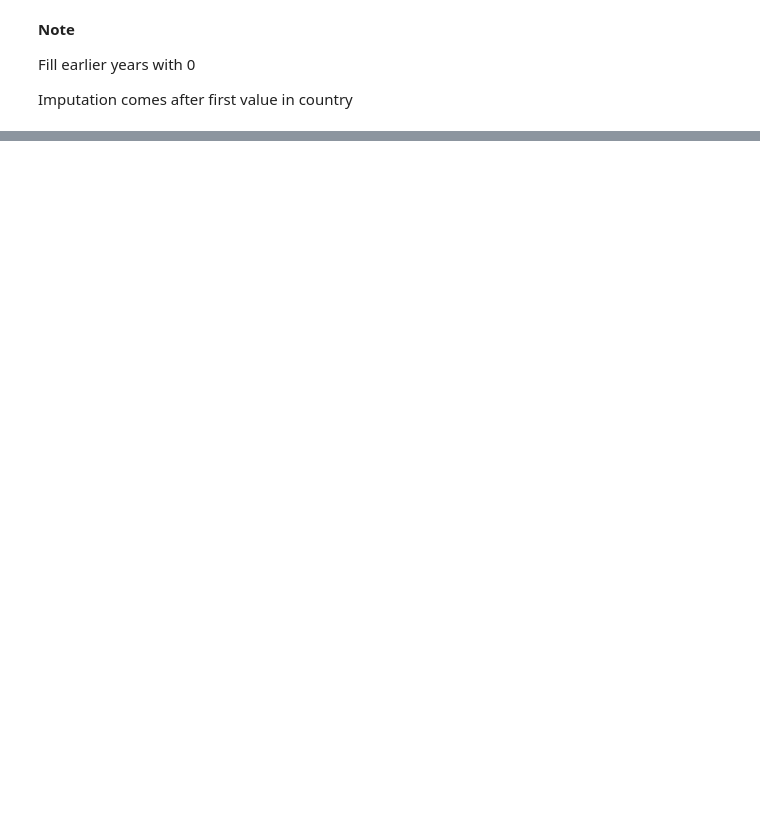
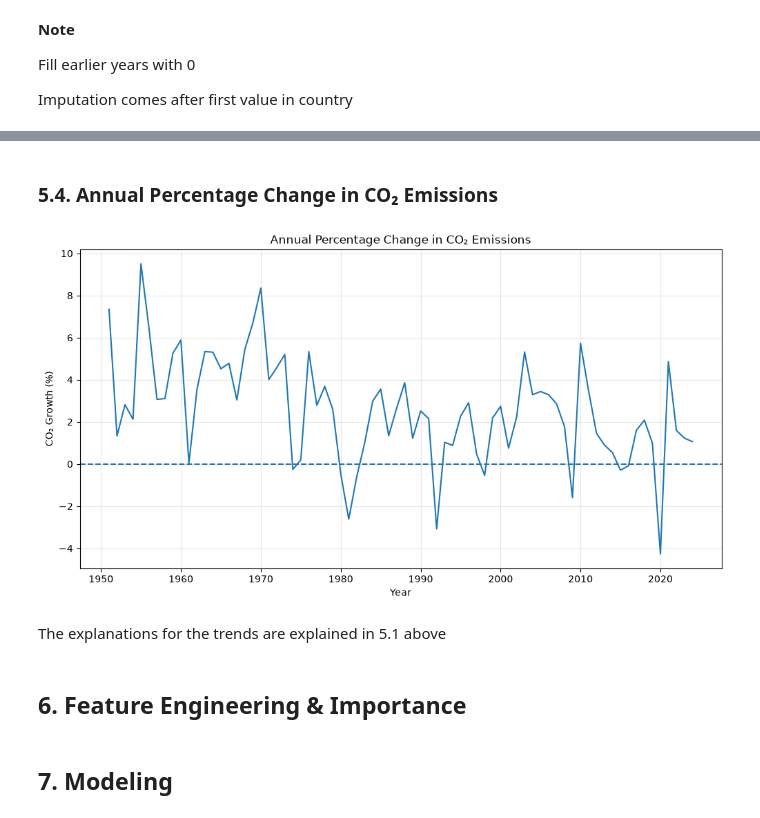
Before and after one commit to chepchiengemmans/Data_nerds_emissions_project, a Jupyter notebook: forecast_cleaning.ipynb, the cells around one changed output, grey strips where cells are left out. Saved outputs shown, nothing was run; the diff lists cells and outputs as text; code cells hidden in the pictures; blank space fills up the shorter version.

```diff
--- a/forecast_cleaning.ipynb
+++ b/forecast_cleaning.ipynb
@@ -286,0 +545,31 @@ plt.show()
+# %% [markdown]
+### 5.4. Annual Percentage Change in CO₂ Emissions
+# %%
+# Plot annual CO₂ growth rate
+# calculate growth rate of co2 emissions over time for a time series analysis. The growth rate is calculated as the percentage change in co2 emissions from one year to the next.
+df_global['co2_growth_rate'] = df_global['co2'].pct_change() * 100
+
+plt.figure(figsize=(12, 6))
+
+sns.lineplot(
+    data=df_global,
+    x="year",
+    y="co2_growth_rate"
+)
+
+plt.axhline(0, linestyle="--")
+
+plt.title("Annual Percentage Change in CO₂ Emissions")
+plt.xlabel("Year")
+plt.ylabel("CO₂ Growth (%)")
+plt.grid(True, alpha=0.3)
+
+plt.show()
+# %% [output]
+[figure, added]
+# %% [markdown]
+The explanations for the trends are explained in 5.1 above
+# %% [markdown]
+## 6. Feature Engineering & Importance
+# %% [markdown]
+## 7. Modeling
```
Also changed, not shown: parts of 42 cells of this notebook.
